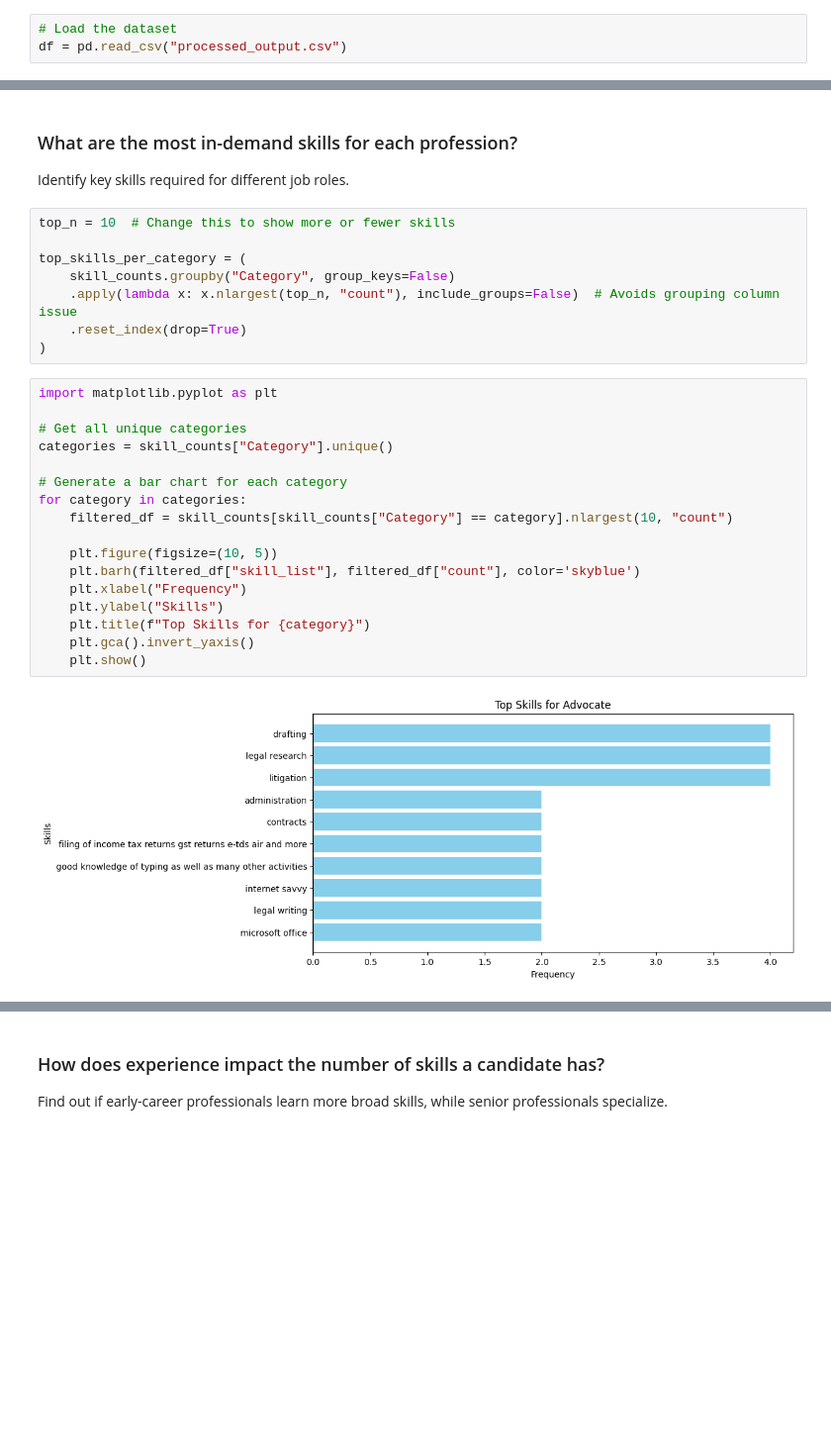
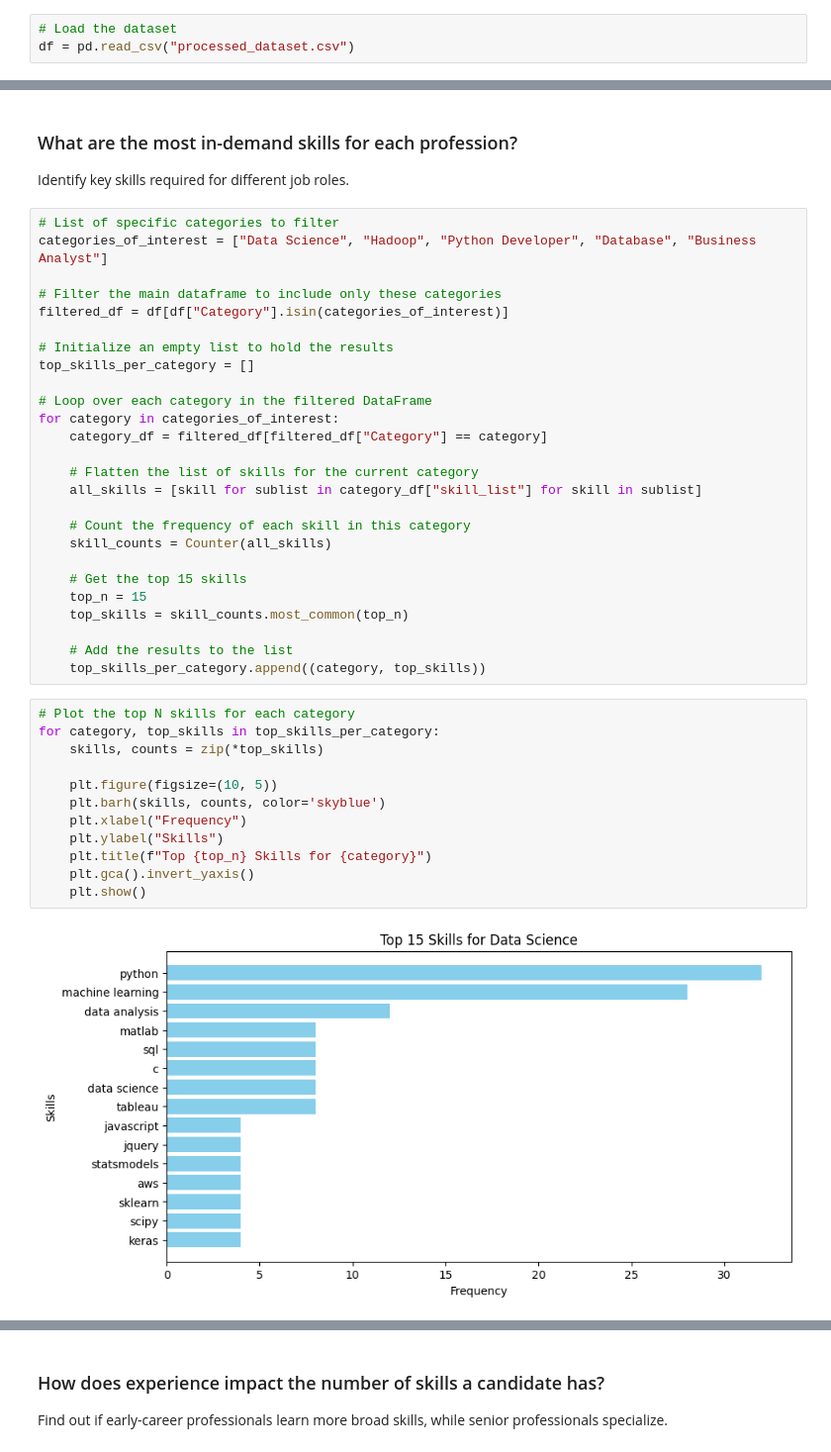
Before and after one commit to chawthinn/resume-analysis-project, a Jupyter notebook: main.ipynb, the cells around one changed output, grey strips where cells are left out. Shown at 99% size. Drawn from its saved outputs; the diff is of its cells as text; blank space fills up the shorter version.

```diff
--- a/main.ipynb
+++ b/main.ipynb
@@ -333,7 +353,7 @@ print(type(df["extracted_skills"].iloc[0]))  # Check first row
 ### Skill Frequency Analysis
 # %%
 # Load the dataset
-df = pd.read_csv("processed_output.csv")
+df = pd.read_csv("processed_dataset.csv")
 # %%
 # Function to convert string to dictionary safely
 def safe_parse_dict(value):
@@ -397,30 +421,43 @@ The analysis of the top 20 most common skills mentioned in resumes reveals a str
 ### What are the most in-demand skills for each profession?
 
 Identify key skills required for different job roles.
-# %%
-top_n = 10  # Change this to show more or fewer skills
-
-top_skills_per_category = (
-    skill_counts.groupby("Category", group_keys=False)
-    .apply(lambda x: x.nlargest(top_n, "count"), include_groups=False)  # Avoids grouping column issue
-    .reset_index(drop=True)
-)
+# %%
+# List of specific categories to filter
+categories_of_interest = ["Data Science", "Hadoop", "Python Developer", "Database", "Business Analyst"]
+
+# Filter the main dataframe to include only these categories
+filtered_df = df[df["Category"].isin(categories_of_interest)]
+
+# Initialize an empty list to hold the results
+top_skills_per_category = []
+
+# Loop over each category in the filtered DataFrame
+for category in categories_of_interest:
+    category_df = filtered_df[filtered_df["Category"] == category]
+
+    # Flatten the list of skills for the current category
+    all_skills = [skill for sublist in category_df["skill_list"] for skill in sublist]
+
+    # Count the frequency of each skill in this category
+    skill_counts = Counter(all_skills)
+
+    # Get the top 15 skills
+    top_n = 15
+    top_skills = skill_counts.most_common(top_n)
+
+    # Add the results to the list
+    top_skills_per_category.append((category, top_skills))
 # %%
-import matplotlib.pyplot as plt
-
-# Get all unique categories
-categories = skill_counts["Category"].unique()
-
-# Generate a bar chart for each category
-for category in categories:
-    filtered_df = skill_counts[skill_counts["Category"] == category].nlargest(10, "count")
+# Plot the top N skills for each category
+for category, top_skills in top_skills_per_category:
+    skills, counts = zip(*top_skills)
 
     plt.figure(figsize=(10, 5))
-    plt.barh(filtered_df["skill_list"], filtered_df["count"], color='skyblue')
+    plt.barh(skills, counts, color='skyblue')
     plt.xlabel("Frequency")
     plt.ylabel("Skills")
-    plt.title(f"Top Skills for {category}")
+    plt.title(f"Top {top_n} Skills for {category}")
     plt.gca().invert_yaxis()
     plt.show()
 # %% [output]
-[figure, old version]
+[figure, new version]
```
Also changed, not shown: parts of 13 cells of this notebook.
